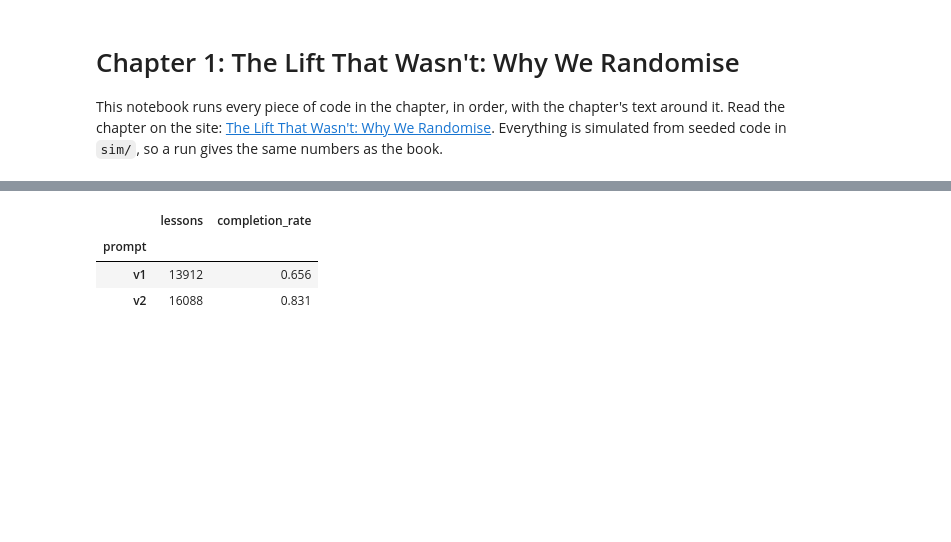
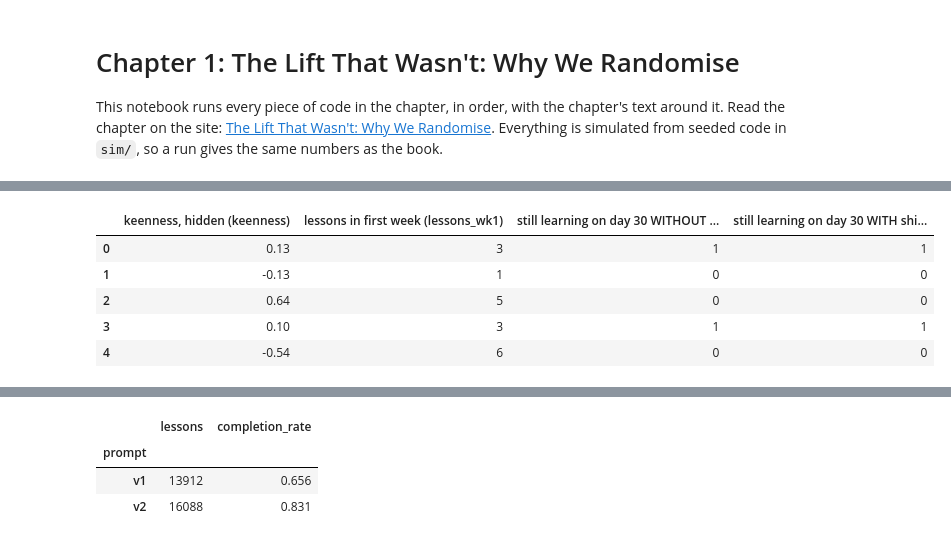
Before and after one commit to sugix/lift-not-luck, a Jupyter notebook: chapters/01-lift-that-wasnt.ipynb, the cells around one changed output, grey strips where cells are left out. Cells and saved outputs as stored; diff of their text form; code cells hidden in the pictures; blank space fills up the shorter version.

Commit message:
Notebooks regenerated from the rewritten book: story-first chapters, plain-language explanations, glossary terms, Better Mortgage case study; verified from a clean install

```diff
--- a/chapters/01-lift-that-wasnt.ipynb
+++ b/chapters/01-lift-that-wasnt.ipynb
@@ -200,0 +114,17 @@ plt.show()
+# %%
+from sim import foundations as F
+
+L = F.learners()          # 20,000 simulated Parlo learners, the same every run
+
+plain = {"keenness": "keenness, hidden (keenness)",
+         "lessons_wk1": "lessons in first week (lessons_wk1)",
+         "y0": "still learning on day 30 WITHOUT shield (y0)",
+         "y1": "still learning on day 30 WITH shield (y1)"}
+L[list(plain)].head().rename(columns=plain).round(2)
+# %% [output]
+|  | keenness, hidden (keenness) | lessons in first week (lessons_wk1) | still learning on day 30 WITHOUT ... | still learning on day 30 WITH shi... |
+| 0 | 0.13 | 3 | 1 | 1 |
+| 1 | -0.13 | 1 | 0 | 0 |
+| 2 | 0.64 | 5 | 0 | 0 |
+| 3 | 0.10 | 3 | 1 | 1 |
+| 4 | -0.54 | 6 | 0 | 0 |
```
Also changed, not shown: parts of 52 cells of this notebook, 15 other files.
